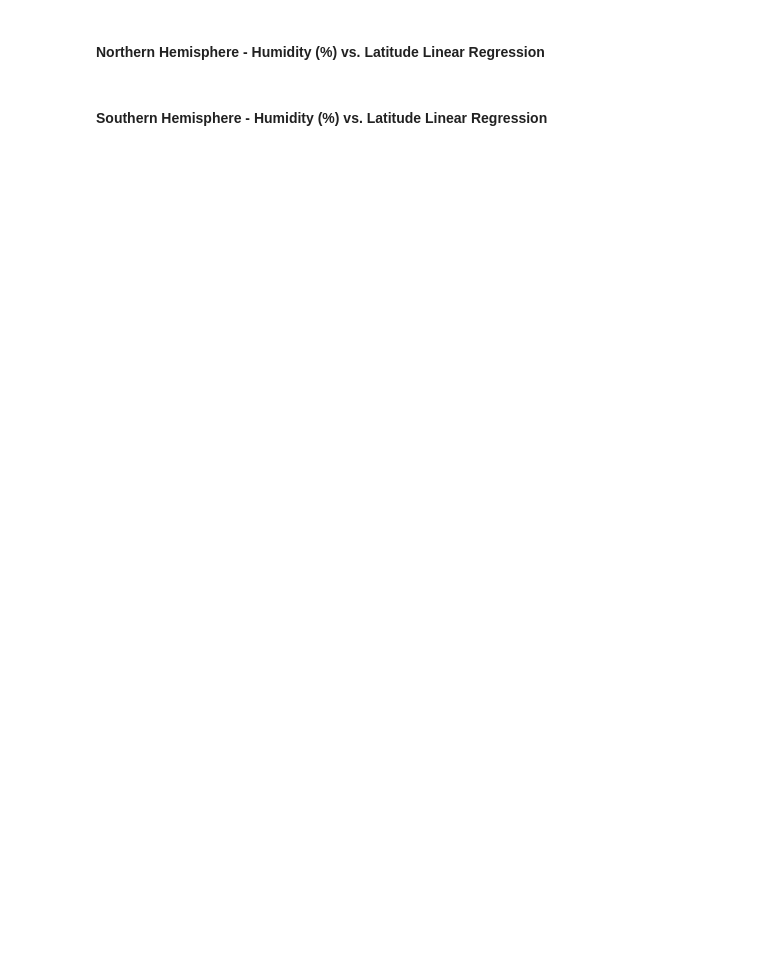
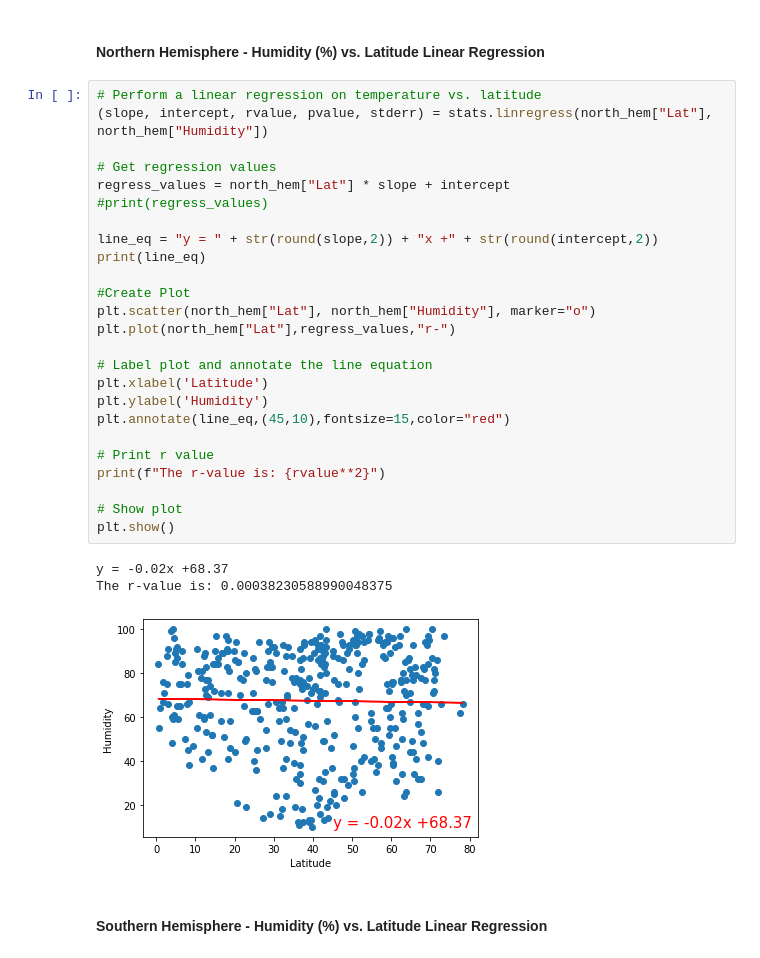
Before and after one commit to ceci-chapa/python-api-challenge, a Jupyter notebook: WeatherPy/WeatherPy.ipynb, the cells around one changed output. Saved outputs shown, nothing was run; the diff lists cells and outputs as text; blank space fills up the shorter version.

```diff
--- a/WeatherPy/WeatherPy.ipynb
+++ b/WeatherPy/WeatherPy.ipynb
@@ -311,4 +344,33 @@ The r-value is: 0.00010755902016170998
 # %% [markdown]
 ####  Northern Hemisphere - Humidity (%) vs. Latitude Linear Regression
+# %%
+# Perform a linear regression on temperature vs. latitude
+(slope, intercept, rvalue, pvalue, stderr) = stats.linregress(north_hem["Lat"], north_hem["Humidity"])
+
+# Get regression values
+regress_values = north_hem["Lat"] * slope + intercept
+#print(regress_values)
+
+line_eq = "y = " + str(round(slope,2)) + "x +" + str(round(intercept,2))
+print(line_eq)
+
+#Create Plot
+plt.scatter(north_hem["Lat"], north_hem["Humidity"], marker="o")
+plt.plot(north_hem["Lat"],regress_values,"r-")
+
+# Label plot and annotate the line equation
+plt.xlabel('Latitude')
+plt.ylabel('Humidity')
+plt.annotate(line_eq,(45,10),fontsize=15,color="red")
+
+# Print r value
+print(f"The r-value is: {rvalue**2}")
+
+# Show plot
+plt.show()
+# %% [output]
+y = -0.02x +68.37
+The r-value is: 0.00038230588990048375
+[figure, added]
 # %% [markdown]
 ####  Southern Hemisphere - Humidity (%) vs. Latitude Linear Regression
```
Also changed, not shown: parts of 9 cells of this notebook.
